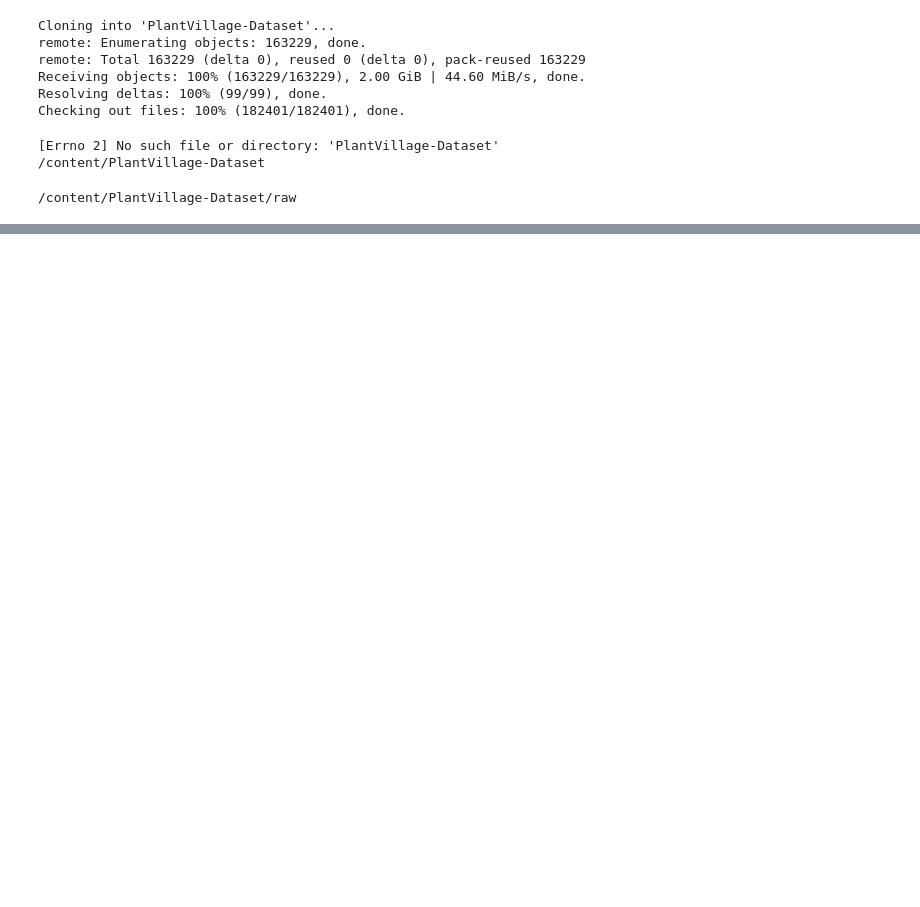
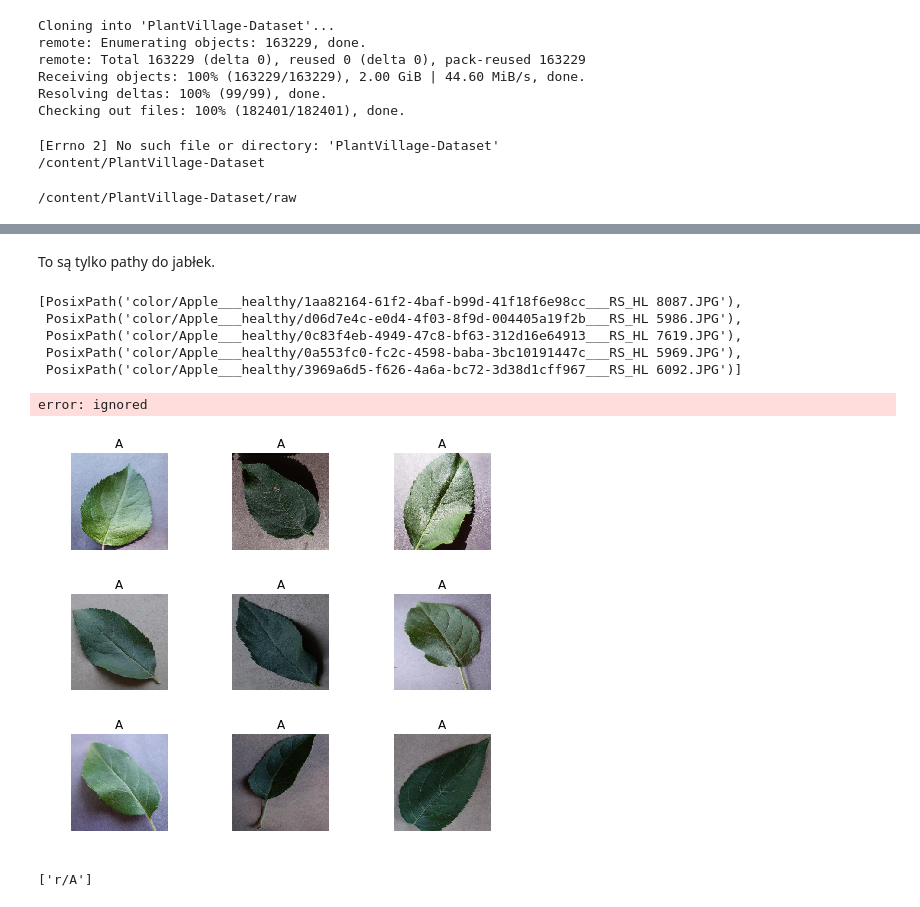
Before and after one commit to kornellewy/sathelp, a Jupyter notebook: apple_ver_1_0.ipynb, the cells around one changed output, grey strips where cells are left out. Saved outputs shown, nothing was run; the diff lists cells and outputs as text; code cells hidden in the pictures; blank space fills up the shorter version.

```diff
--- a/apple_ver_1_0.ipynb
+++ b/apple_ver_1_0.ipynb
@@ -30,0 +32,35 @@ path_img_apple_scab =
+# %%
+bs = 64
+# %% [markdown]
+To są tylko pathy do jabłek.
+# %%
+path = 'color'
+path_img_healthy = path + '/Apple___healthy/'
+path_img_apple_scab = path + '/Apple___Apple_scab/'
+path_img_Black_rot = path + '/Apple___Black_rot/'
+path_img_Cedar_apple_rust = path + '/Apple___Cedar_apple_rust/'
+# %%
+fnames = get_image_files(path_img_healthy)
+fnames[:5]
+# %% [output]
+[PosixPath('color/Apple___healthy/1aa82164-61f2-4baf-b99d-41f18f6e98cc___RS_HL 8087.JPG'),
+ PosixPath('color/Apple___healthy/d06d7e4c-e0d4-4f03-8f9d-004405a19f2b___RS_HL 5986.JPG'),
+ PosixPath('color/Apple___healthy/0c83f4eb-4949-47c8-bf63-312d16e64913___RS_HL 7619.JPG'),
+ PosixPath('color/Apple___healthy/0a553fc0-fc2c-4598-baba-3bc10191447c___RS_HL 5969.JPG'),
+ PosixPath('color/Apple___healthy/3969a6d5-f626-4a6a-bc72-3d38d1cff967___RS_HL 6092.JPG')]
+# %%
+np.random.seed(42)
+pat = r'([).[jpg]'
+data = ImageDataBunch.from_name_re(path, fnames, pat,
+                                   ds_tfms=get_transforms(),
+                                   size=224, bs=bs).normalize(imagenet_stats)
+# %% [output]
+error: ignored
+# %%
+data.show_batch(rows=3, figsize=(7,6))
+# %% [output]
+[figure, added]
+# %%
+print(data.classes)
+# %% [output]
+['r/A']
```
Also changed, not shown: parts of 2 cells of this notebook.
